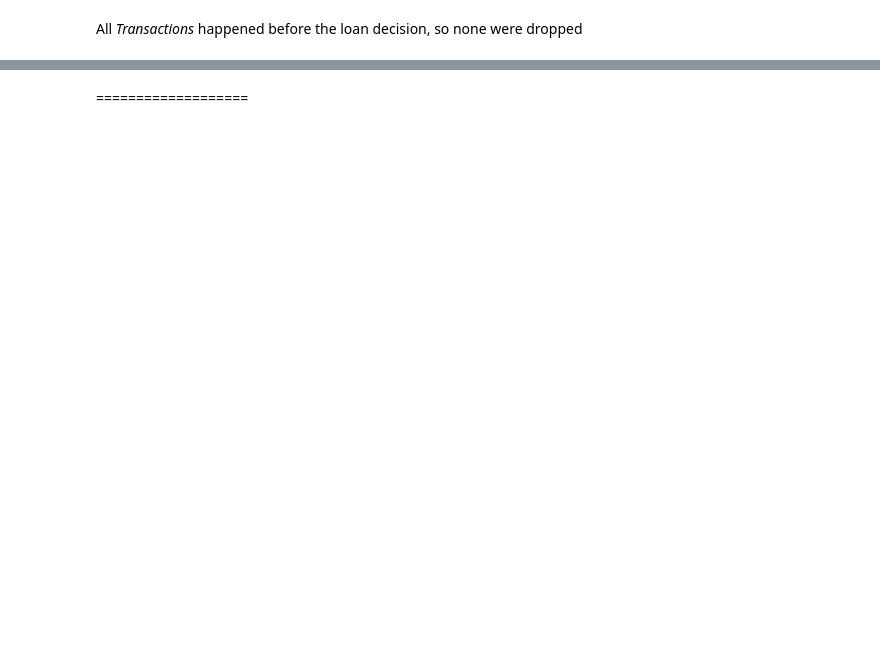
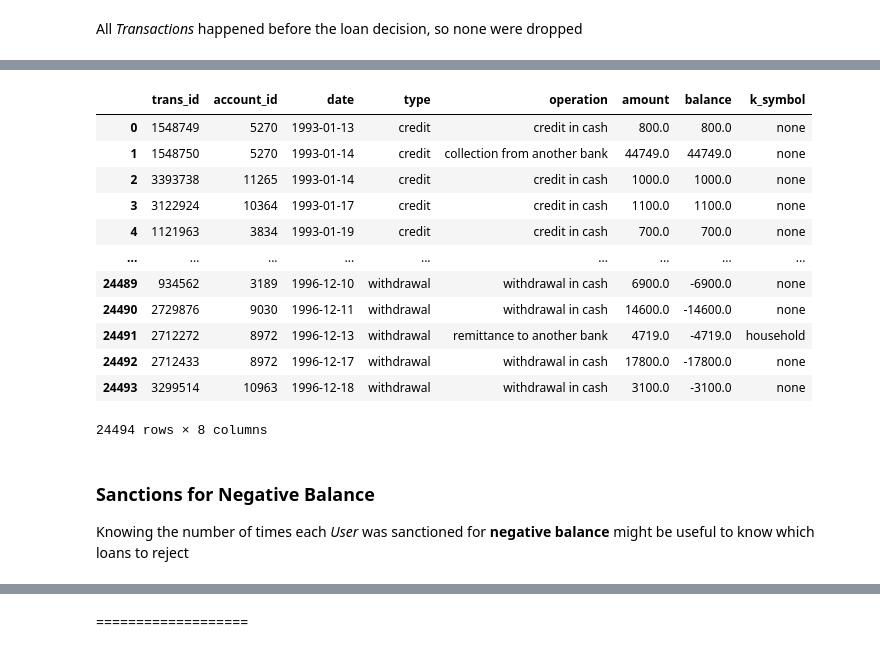
Before and after one commit to ruialves35/feup-ac, a Jupyter notebook: src/analysis/dataAnalysis.ipynb, the cells around one changed output, grey strips where cells are left out. Saved outputs shown, nothing was run; the diff lists cells and outputs as text; code cells hidden in the pictures; blank space fills up the shorter version.

```diff
--- a/src/analysis/dataAnalysis.ipynb
+++ b/src/analysis/dataAnalysis.ipynb
@@ -462,0 +469,22 @@ See the caveats in the documentation: https://pandas.pydata.org/pandas-docs/stab
+# %%
+if not DATA_IS_LOADED:
+    active_transactions.drop(['bank', 'account'], axis='columns', inplace=True)
+
+active_transactions
+# %% [output]
+|  | trans_id | account_id | date | type | operation | amount | balance | k_symbol |
+| 0 | 1548749 | 5270 | 1993-01-13 | credit | credit in cash | 800.0 | 800.0 | none |
+| 1 | 1548750 | 5270 | 1993-01-14 | credit | collection from another bank | 44749.0 | 44749.0 | none |
+| 2 | 3393738 | 11265 | 1993-01-14 | credit | credit in cash | 1000.0 | 1000.0 | none |
+| 3 | 3122924 | 10364 | 1993-01-17 | credit | credit in cash | 1100.0 | 1100.0 | none |
+| 4 | 1121963 | 3834 | 1993-01-19 | credit | credit in cash | 700.0 | 700.0 | none |
+| ... | ... | ... | ... | ... | ... | ... | ... | ... |
+| 24489 | 934562 | 3189 | 1996-12-10 | withdrawal | withdrawal in cash | 6900.0 | -6900.0 | none |
+| 24490 | 2729876 | 9030 | 1996-12-11 | withdrawal | withdrawal in cash | 14600.0 | -14600.0 | none |
+| 24491 | 2712272 | 8972 | 1996-12-13 | withdrawal | remittance to another bank | 4719.0 | -4719.0 | household |
+| 24492 | 2712433 | 8972 | 1996-12-17 | withdrawal | withdrawal in cash | 17800.0 | -17800.0 | none |
+| 24493 | 3299514 | 10963 | 1996-12-18 | withdrawal | withdrawal in cash | 3100.0 | -3100.0 | none |
+24494 rows × 8 columns
+# %% [markdown]
+### Sanctions for Negative Balance
+Knowing the number of times each *User* was sanctioned for **negative balance** might be useful to know which loans to reject
```
Also changed, not shown: parts of 13 cells of this notebook.
